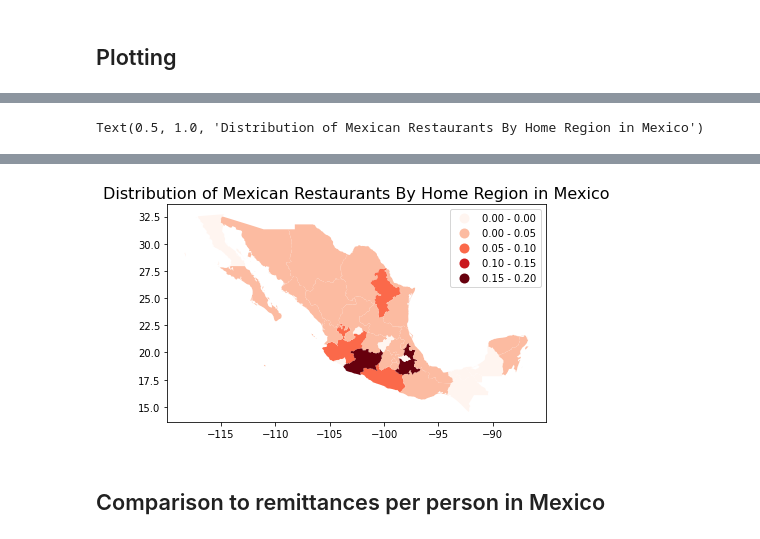
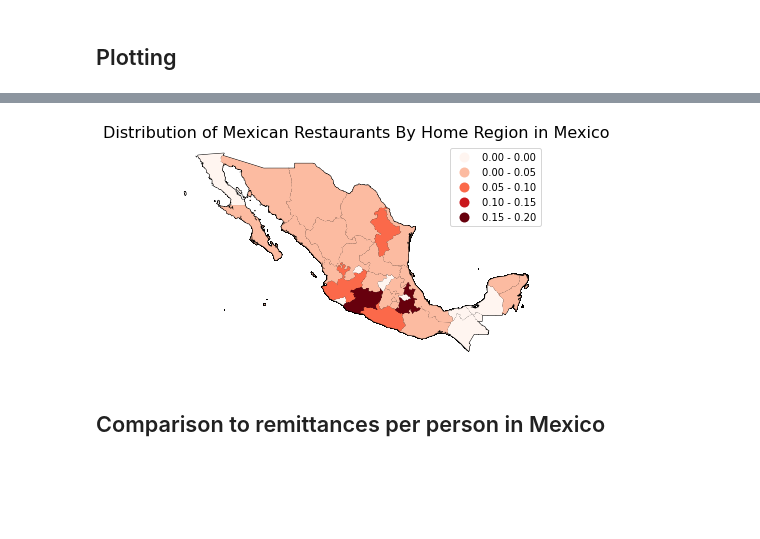
Before and after one commit to gregfeliu/Mexican_Immigration_Through_Restaurant_Names, a Jupyter notebook: Analysis.ipynb, the cells around one changed output, grey strips where cells are left out. Saved outputs shown, nothing was run; the diff lists cells and outputs as text; code cells hidden in the pictures; blank space fills up the shorter version.

```diff
--- a/Analysis.ipynb
+++ b/Analysis.ipynb
@@ -533,11 +493,14 @@ bin_range13 = np.array(bin_range_times13) / 100
 # %%
 fig, ax = plt.subplots(1, figsize=(8,4))
 # fig.title('Percent of All Mexican Restaurants Referring to a Region From Four U.S. Cities', fontsize=20)
+ax.set_aspect('equal')
+mex_gdf3.plot(color='white', edgecolor='black', ax=ax)
+
 mex_gdf3.plot(column='Percent_of_all_rest', cmap = 'Reds', legend=True,
               scheme='User_Defined', ax=ax,
               classification_kwds=dict(bins=bin_range13))
 ax.set_title("Distribution of Mexican Restaurants By Home Region in Mexico",fontsize=16)
+ax.axis('off')
 # plt.savefig("./my_saved_data/Map_of_all_restaurants_and_their_regions.png", pad_inches='tight', orientation='landscape')
 # %% [output]
 [interactive output not drawn]
-Text(0.5, 1.0, 'Distribution of Mexican Restaurants By Home Region in Mexico')
@@ -544,4 +508,4 @@ Text(0.5, 1.0, 'Distribution of Mexican Restaurants By Home Region in Mexico')
-[figure, old version]
+[figure, new version]
 # %% [markdown]
 ## Comparison to remittances per person in Mexico
 # %% [markdown]
```
Also changed, not shown: parts of 7 cells of this notebook, 1 other file.
